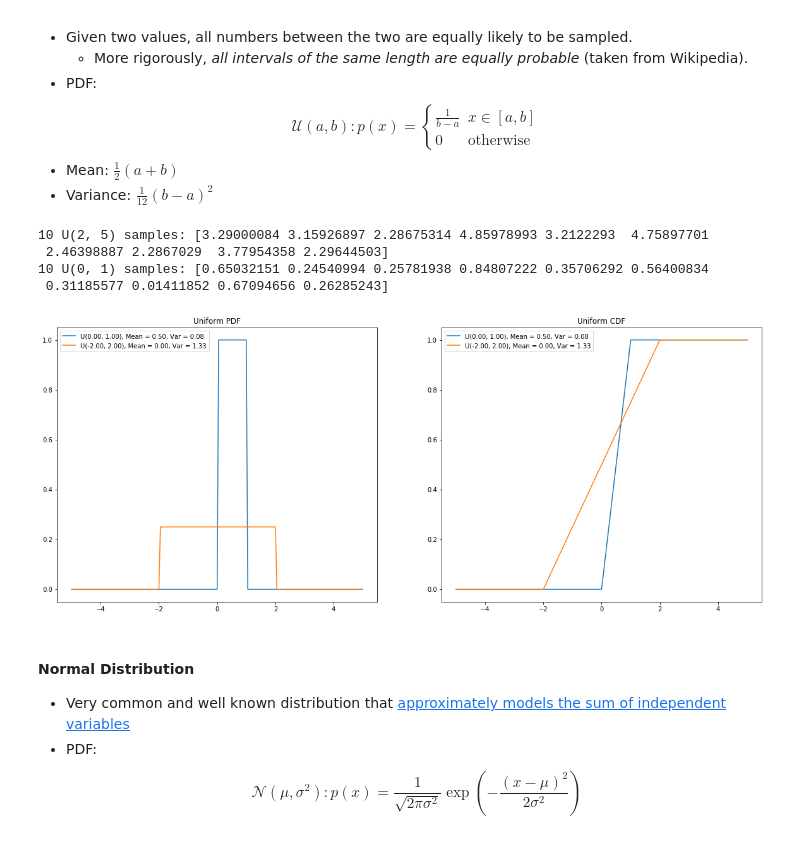
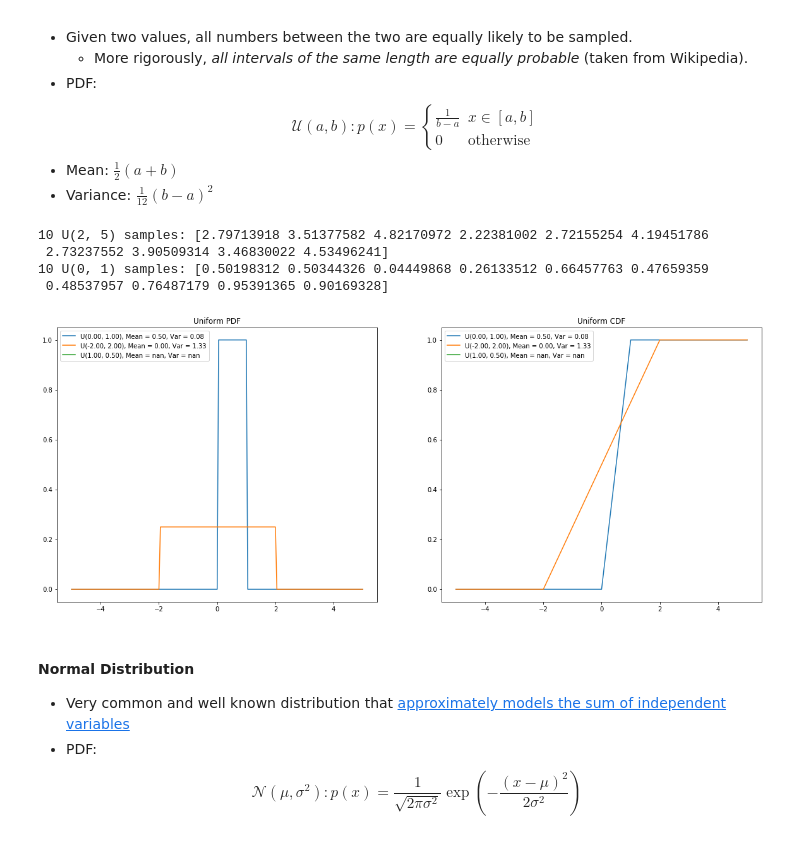
Before and after one commit to nyu-dl/Intro_to_ML_Lecture_Note, a Jupyter notebook: notebook/labs/11 - Distributions Recap.ipynb, the cells around one changed output. Cells and saved outputs as stored; diff of their text form; code cells hidden in the pictures.

```diff
--- a/notebook/labs/11 - Distributions Recap.ipynb
+++ b/notebook/labs/11 - Distributions Recap.ipynb
@@ -166,27 +166,27 @@ $$
 # %%
 # Note that different softwares may or may not include the lower or upper boundary.
 # numpy excludes the upper boundary while includes the lower one.
 print('10 U(2, 5) samples:', np.random.uniform(2, 5, 10))
 print('10 U(0, 1) samples:', np.random.rand(10))
 X = np.arange(-5, 5.05, 0.05)
 fig, ax = plt.subplots(1, 2)
-for a, b in [(0, 1), (-2, 2)]:
+for a, b in [(0, 1), (-2, 2), (1, 0.5)]:
     uniform_rv = scipy.stats.uniform(a, b - a)
     label = 'U({:.2f}, {:.2f}), Mean = {:.2f}, Var = {:.2f}'.format(a, b, uniform_rv.mean(), uniform_rv.var())
     ax[0].plot(X, uniform_rv.pdf(X), label=label)
     ax[1].plot(X, uniform_rv.cdf(X), label=label)
 ax[0].set_title('Uniform PDF')
 ax[1].set_title('Uniform CDF')
 ax[0].legend(loc='best')
 ax[1].legend(loc='best')
 fig.set_size_inches(20, 8)
 plt.show()
 # %% [output]
-10 U(2, 5) samples: [3.29000084 3.15926897 2.28675314 4.85978993 3.2122293  4.75897701
- 2.46398887 2.2867029  3.77954358 2.29644503]
-10 U(0, 1) samples: [0.65032151 0.24540994 0.25781938 0.84807222 0.35706292 0.56400834
- 0.31185577 0.01411852 0.67094656 0.26285243]
+10 U(2, 5) samples: [2.79713918 3.51377582 4.82170972 2.22381002 2.72155254 4.19451786
+ 2.73237552 3.90509314 3.46830022 4.53496241]
+10 U(0, 1) samples: [0.50198312 0.50344326 0.04449868 0.26133512 0.66457763 0.47659359
+ 0.48537957 0.76487179 0.95391365 0.90169328]
-[figure, old version]
+[figure, new version]
 # %% [markdown]
 #### Normal Distribution
 
```
Also changed, not shown: parts of 13 cells of this notebook.
